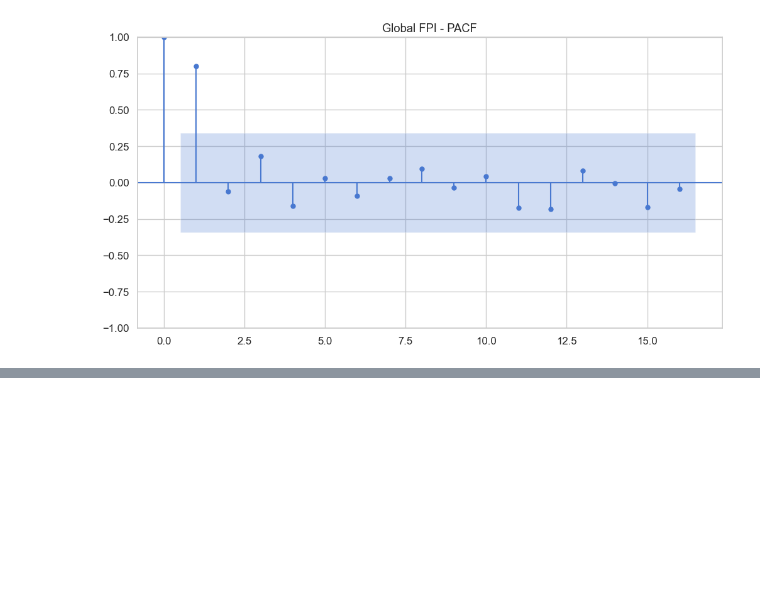
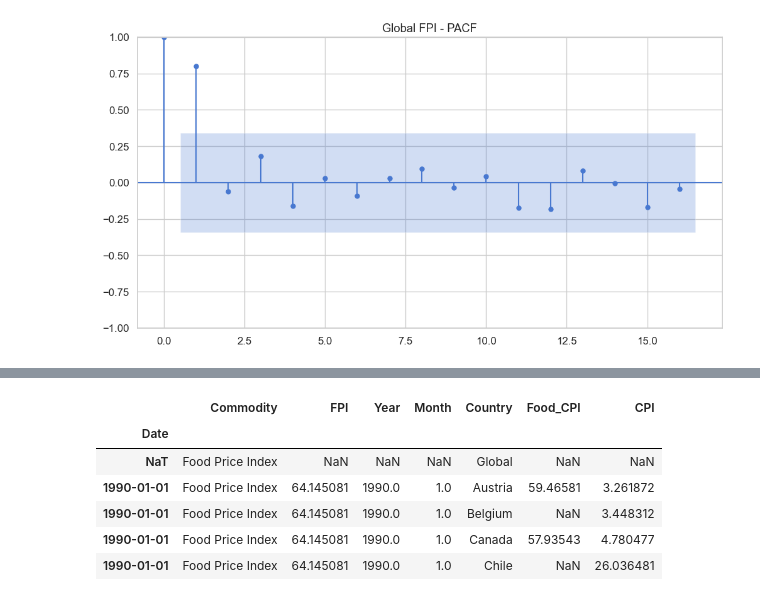
Before and after one commit to j-o-y-14/FOOD_PRICE_MONITOR, a Jupyter notebook: food.ipynb, the cells around one changed output, grey strips where cells are left out. Cells and saved outputs as stored; diff of their text form; code cells hidden in the pictures; blank space fills up the shorter version.

```diff
--- a/food.ipynb
+++ b/food.ipynb
@@ -467,0 +505,13 @@ plt.show()
+# %%
+# CPI and GDP_Deflator have r ~ 0.99 => drop GDP_Deflator
+merged.drop(columns=['GDP_Deflator'], inplace=True)
+# %%
+# Fill missing Country names (if some are global records)
+merged['Country'] = merged['Country'].fillna('Global')
+# %%
+merged['Food_CPI'] = merged.groupby('Country')['Food_CPI'].transform(lambda x: x.interpolate(method='linear'))
+merged['CPI'] = merged.groupby('Country')['CPI'].transform(lambda x: x.fillna(method='ffill').fillna(method='bfill'))
+# %%
+# Set Date as index
+merged['Date'] = pd.to_datetime(merged['Date'])
+merged.set_index('Date', inplace=True)
@@ -467,0 +529,10 @@ plt.show()
+# %%
+merged.head()
+# %% [output]
+|  | Commodity | FPI | Year | Month | Country | Food_CPI | CPI |
+| Date |  |  |  |  |  |  |  |
+| NaT | Food Price Index | NaN | NaN | NaN | Global | NaN | NaN |
+| 1990-01-01 | Food Price Index | 64.145081 | 1990.0 | 1.0 | Austria | 59.46581 | 3.261872 |
+| 1990-01-01 | Food Price Index | 64.145081 | 1990.0 | 1.0 | Belgium | NaN | 3.448312 |
+| 1990-01-01 | Food Price Index | 64.145081 | 1990.0 | 1.0 | Canada | 57.93543 | 4.780477 |
+| 1990-01-01 | Food Price Index | 64.145081 | 1990.0 | 1.0 | Chile | NaN | 26.036481 |
```
Also changed, not shown: parts of 25 cells of this notebook, 1 other file.
